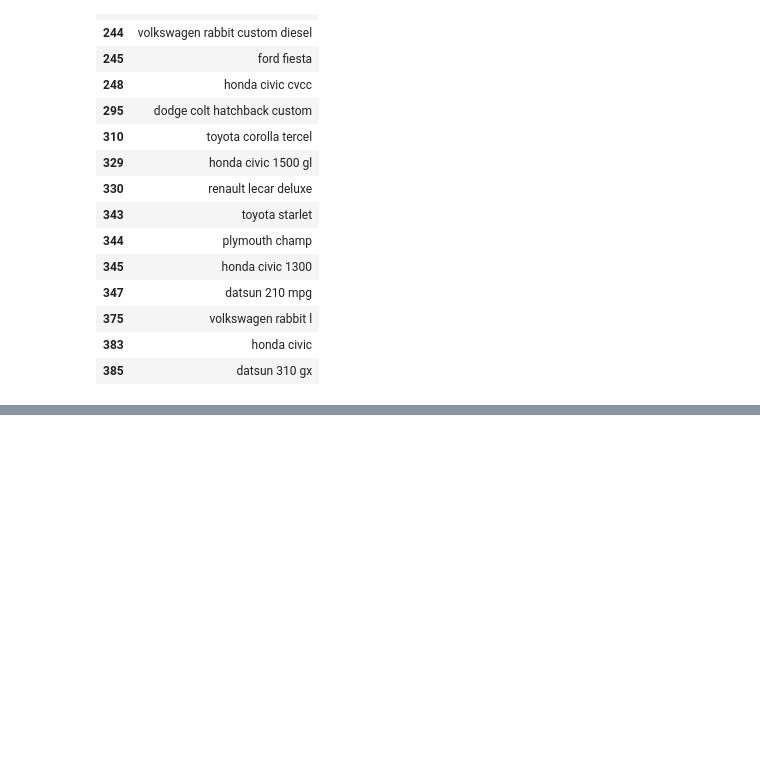
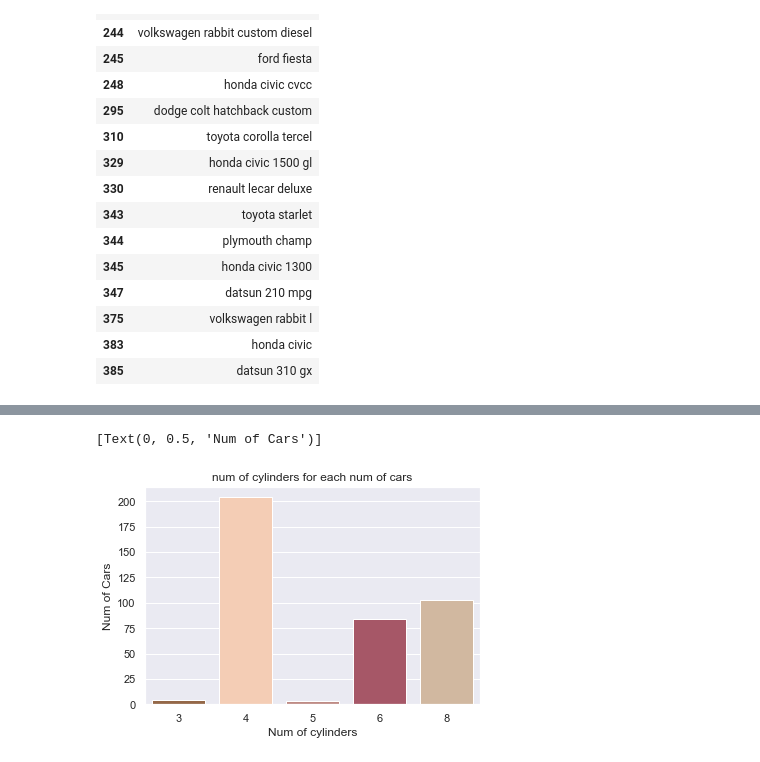
Before and after one commit to abdosabaa7/cat, a Jupyter notebook: mpg.ipynb, the cells around one changed output, grey strips where cells are left out. Drawn from its saved outputs; the diff is of its cells as text; code cells hidden in the pictures; blank space fills up the shorter version.

```diff
--- a/mpg.ipynb
+++ b/mpg.ipynb
@@ -116,0 +160,9 @@ mpg.loc[(mpg['weight']<2000) & (mpg['mpg']>35) & (mpg['cylinders']>=4) ,['car na
+# %%
+sns.set(style='darkgrid')
+ax=sns.countplot(mpg.cylinders,palette=['#A1663B','#FFCBAB','#C7847C','#B34A5F','#D9B898'])
+ax.set(title="num of cylinders for each num of cars")
+ax.set(xlabel='Num of cylinders')
+ax.set(ylabel='Num of Cars')
+# %% [output]
+[Text(0, 0.5, 'Num of Cars')]
+[figure, added]
```
Also changed, not shown: parts of 17 cells of this notebook.
